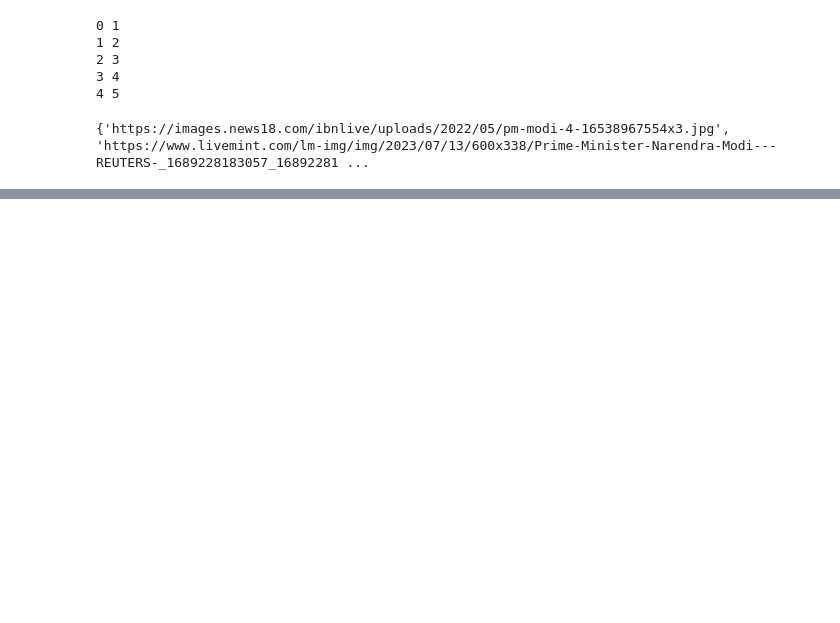
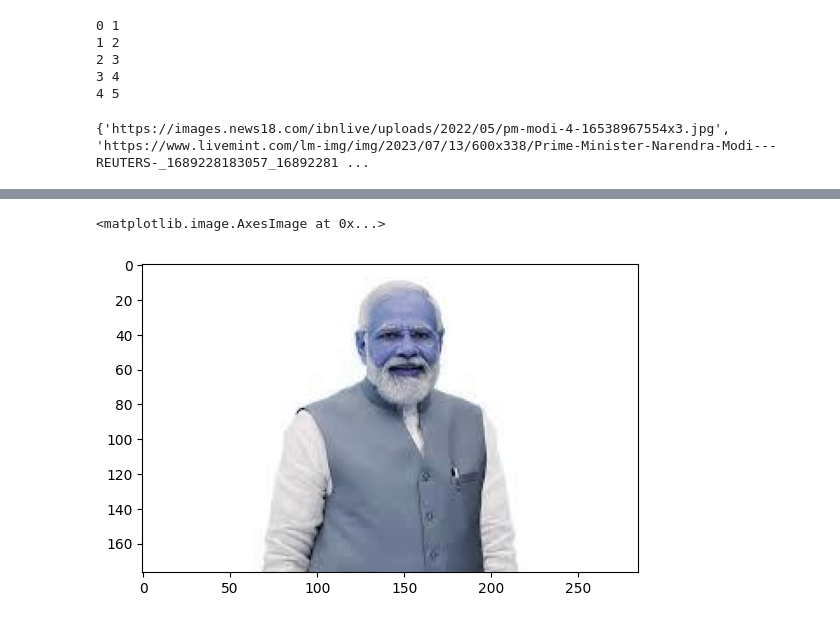
Before and after one commit to SachinMishra-ux/Image_Classification, a Jupyter notebook: trails.ipynb, the cells around one changed output, grey strips where cells are left out. Drawn from its saved outputs; the diff is of its cells as text; code cells hidden in the pictures; blank space fills up the shorter version.

```diff
--- a/trails.ipynb
+++ b/trails.ipynb
@@ -95,0 +149,7 @@ import os
+# %%
+img= cv2.imread('./my_image.jpg')
+# %%
+plt.imshow(img)
+# %% [output]
+<matplotlib.image.AxesImage at 0x...>
+[figure, added]
```
Also changed, not shown: parts of 12 cells of this notebook, 9 other files.
